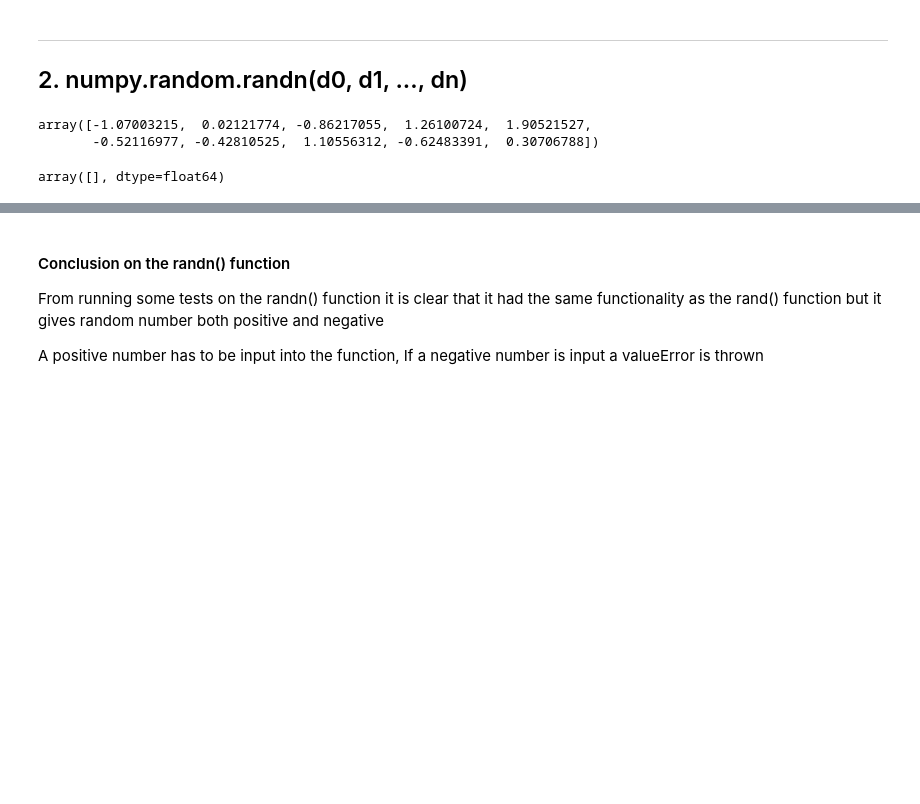
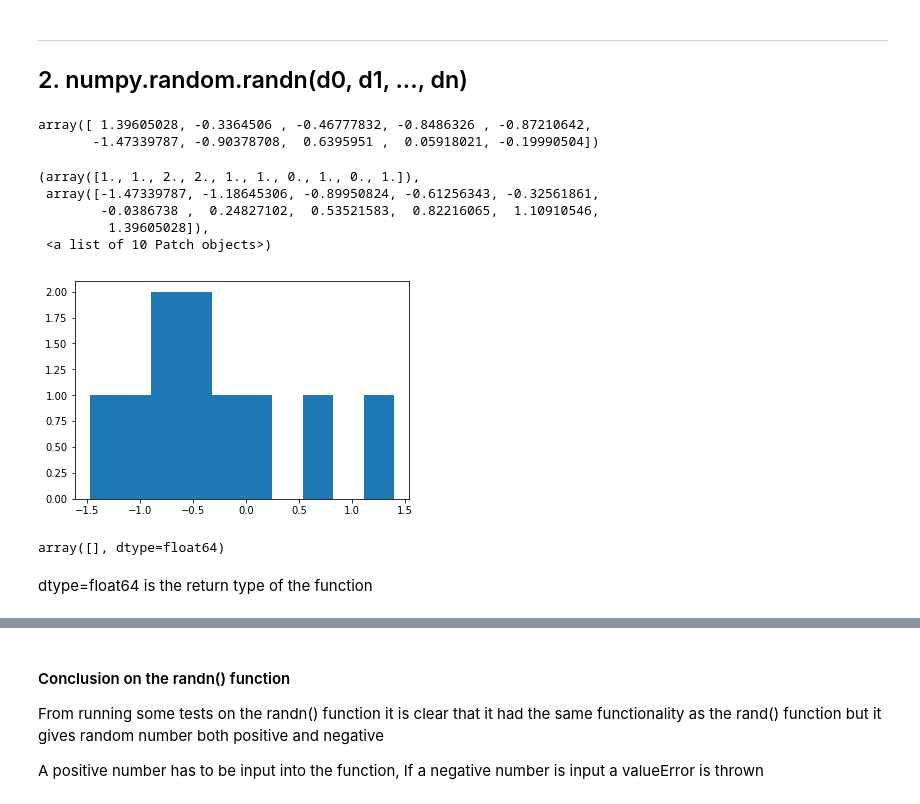
Before and after one commit to EoinStankard/DataAnalysis_Numpy_Assignment, a Jupyter notebook: Numpy-random-assignment.ipynb, the cells around one changed output, grey strips where cells are left out. Saved outputs shown, nothing was run; the diff lists cells and outputs as text; code cells hidden in the pictures; blank space fills up the shorter version.

```diff
--- a/Numpy-random-assignment.ipynb
+++ b/Numpy-random-assignment.ipynb
@@ -112,14 +117,26 @@ an empty function will give an output of a single random value
 -------------------------------------------------------------------------------------------------------------------------------
 ## 2. numpy.random.randn(d0, d1, ..., dn)
 # %%
-np.random.randn(10)
+n = np.random.randn(10)
+n
 # %% [output]
-array([-1.07003215,  0.02121774, -0.86217055,  1.26100724,  1.90521527,
-       -0.52116977, -0.42810525,  1.10556312, -0.62483391,  0.30706788])
+array([ 1.39605028, -0.3364506 , -0.46777832, -0.8486326 , -0.87210642,
+       -1.47339787, -0.90378708,  0.6395951 ,  0.05918021, -0.19990504])
+# %%
+plt.hist(n)
+# %% [output]
+(array([1., 1., 2., 2., 1., 1., 0., 1., 0., 1.]),
+ array([-1.47339787, -1.18645306, -0.89950824, -0.61256343, -0.32561861,
+        -0.0386738 ,  0.24827102,  0.53521583,  0.82216065,  1.10910546,
+         1.39605028]),
+ <a list of 10 Patch objects>)
+[figure, added]
 # %%
 np.random.randn(0)
 # %% [output]
 array([], dtype=float64)
+# %% [markdown]
+dtype=float64 is the return type of the function
 # %%
 np.random.randn(3,2,1)
 # %% [output]
```
Also changed, not shown: parts of 32 cells of this notebook.
